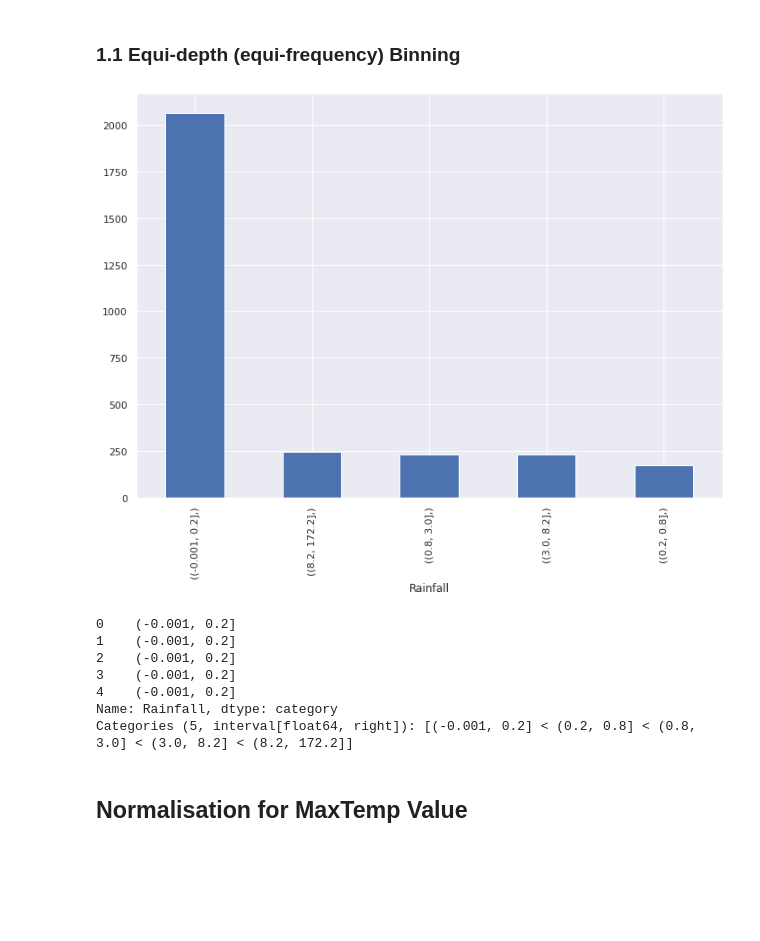
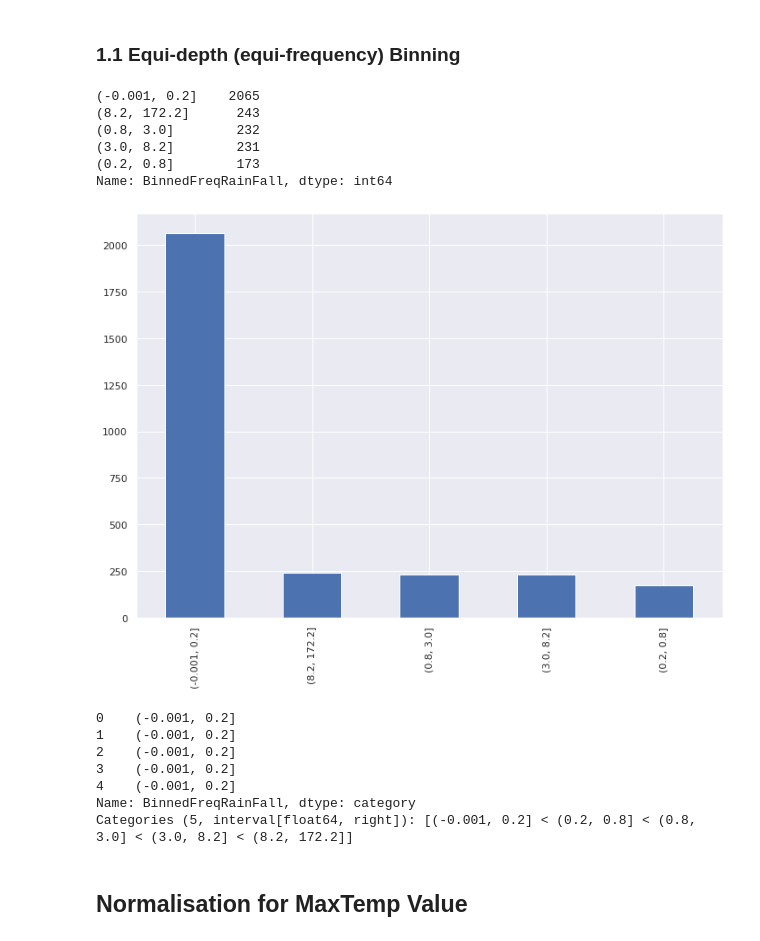
Before and after one commit to huukhang1512/utsDataAnal, a Jupyter notebook: ass2/analyse.ipynb, the cells around one changed output. Saved outputs shown, nothing was run; the diff lists cells and outputs as text; code cells hidden in the pictures; blank space fills up the shorter version.

```diff
--- a/ass2/analyse.ipynb
+++ b/ass2/analyse.ipynb
@@ -47,5 +25,3 @@ dtype: object
-# %%
-dataset['Date'] = pd.to_datetime(dataset['Date'])
 # %%
 dataset.dtypes
 # %% [output]
@@ -582,12 +556,11 @@ rainfall_df = rainfall_df.fillna(rainfall_df.mean())
 binned_rainfall= disc.fit_transform(rainfall_df.values.reshape(-1,1))
 
 print(disc.bin_edges_)
-binned_rainfall_df = pd.DataFrame(binned_rainfall, columns=["Rainfall"])
-print(binned_rainfall_df.value_counts())
-binned_rainfall_df.to_excel(writer,"1B Equi Width Binning")
+dataset["BinnedWidthRainFall"] = pd.DataFrame(binned_rainfall, columns=["Rainfall"])
+print(dataset["BinnedWidthRainFall"].value_counts())
 plt.figure(figsize=(15,20))
 
-counts, bins, _ = plt.hist(binned_rainfall_df)
+counts, bins, _ = plt.hist(dataset["BinnedWidthRainFall"])
 
 # add text to the histogram bar
 left = 0.25
@@ -611,10 +583,10 @@ dtype: int64
 [figure]
 # %%
 ## using pd cut
-binned_data = pd.cut(dataset['Rainfall'], bins=12, duplicates="drop")
-df = dataset.groupby(binned_data)['Rainfall'].count()
-print(df)
-
-
-df.plot(kind='bar')
+dataset["BinnedWidthRainFall"] = pd.cut(dataset['Rainfall'], bins=12, duplicates="drop")
+dataset.to_excel(writer,"1B Equi-Width Binning")
+plt.figure(figsize=(15,20))
+dataset["BinnedWidthRainFall"].value_counts()
+dataset["BinnedWidthRainFall"].value_counts().plot(kind="bar")
+# plt.show()
 # %% [output]
@@ -637,23 +595,28 @@ Name: Rainfall, dtype: int64
 # %% [markdown]
 ### 1.1 Equi-depth (equi-frequency) Binning
 # %%
-binned_data = pd.qcut(dataset['Rainfall'], q=12, duplicates="drop")
-binned_data_df = pd.DataFrame(binned_data)
-
-binned_data_df.value_counts().plot(kind='bar')
-binned_data_df.to_excel(writer,"1B Equi Frequency Binning")
+dataset["BinnedFreqRainFall"] = pd.qcut(dataset['Rainfall'], q=12, duplicates="drop")
+print(dataset["BinnedFreqRainFall"].value_counts())
+dataset["BinnedFreqRainFall"].value_counts().plot(kind='bar')
+dataset.to_excel(writer,"1B Equi Frequency Binning")
 # %% [output]
+(-0.001, 0.2]    2065
+(8.2, 172.2]      243
+(0.8, 3.0]        232
+(3.0, 8.2]        231
+(0.2, 0.8]        173
+Name: BinnedFreqRainFall, dtype: int64
-[figure, old version]
+[figure, new version]
-# %%
-binned_data.head()
-# %% [output]
-0    (-0.001, 0.2]
-1    (-0.001, 0.2]
-2    (-0.001, 0.2]
-3    (-0.001, 0.2]
-4    (-0.001, 0.2]
-Name: Rainfall, dtype: category
-Categories (5, interval[float64, right]): [(-0.001, 0.2] < (0.2, 0.8] < (0.8, 3.0] < (3.0, 8.2] < (8.2, 172.2]]
+# %%
+dataset["BinnedFreqRainFall"].head()
+# %% [output]
+0    (-0.001, 0.2]
+1    (-0.001, 0.2]
+2    (-0.001, 0.2]
+3    (-0.001, 0.2]
+4    (-0.001, 0.2]
+Name: BinnedFreqRainFall, dtype: category
+Categories (5, interval[float64, right]): [(-0.001, 0.2] < (0.2, 0.8] < (0.8, 3.0] < (3.0, 8.2] < (8.2, 172.2]]
 # %% [markdown]
 ## Normalisation for MaxTemp Value
 # %% [markdown]
```
Also changed, not shown: parts of 19 cells of this notebook, 4 other files.
